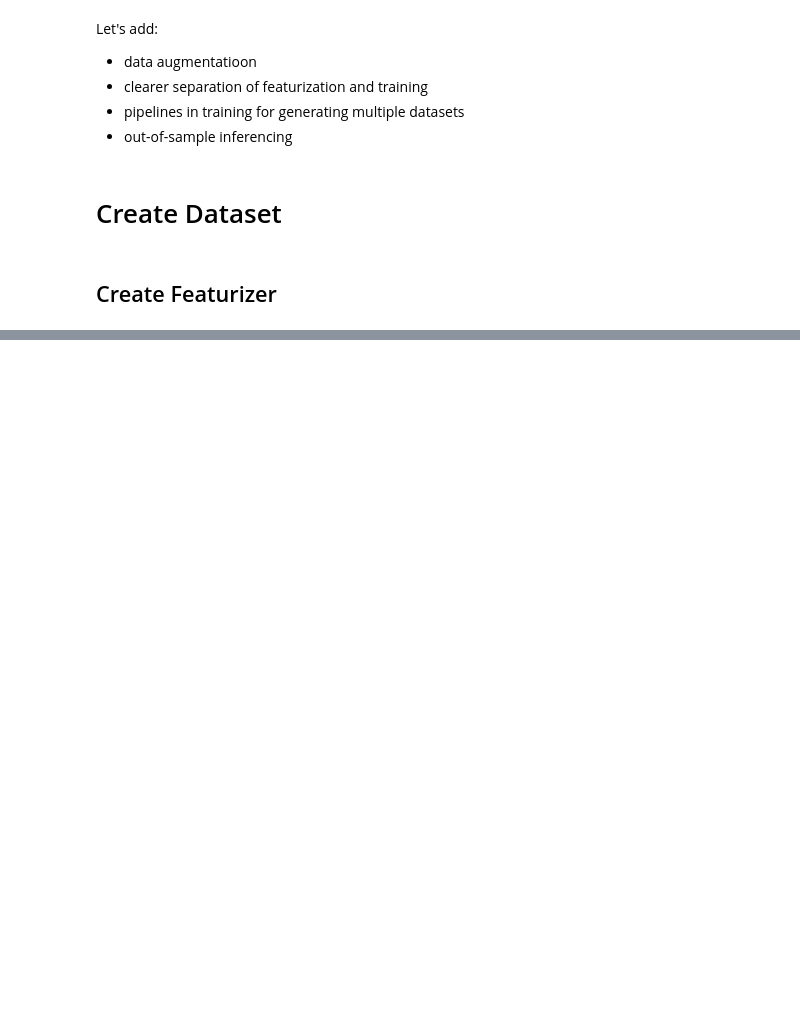
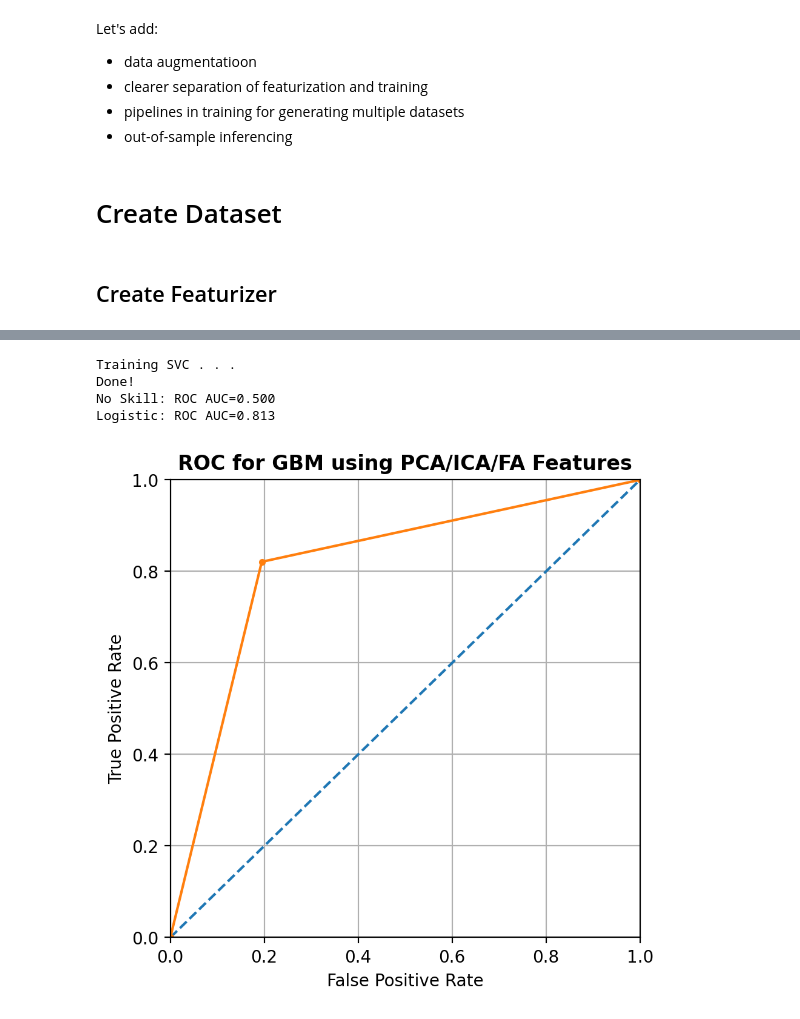
Before and after one commit to HealthHackAu2020/CryoFilter, a Jupyter notebook: features/MultiData.ipynb, the cells around one changed output, grey strips where cells are left out. Drawn from its saved outputs; the diff is of its cells as text; code cells hidden in the pictures; blank space fills up the shorter version.

```diff
--- a/features/MultiData.ipynb
+++ b/features/MultiData.ipynb
@@ -686,0 +821,10 @@ cv2.pyrDown(data['good'][0]).shape
+# %%
+S = SVCModel_PreTTS(c_scaler.transform(C_train), c_scaler.transform(C_test), TTS.y_train, TTS.y_test, x_labels=L_train)
+S.train()
+S.plotROC()
+# %% [output]
+Training SVC . . .
+Done!
+No Skill: ROC AUC=0.500
+Logistic: ROC AUC=0.813
+[figure, added]
```
Also changed, not shown: parts of 30 cells of this notebook.
